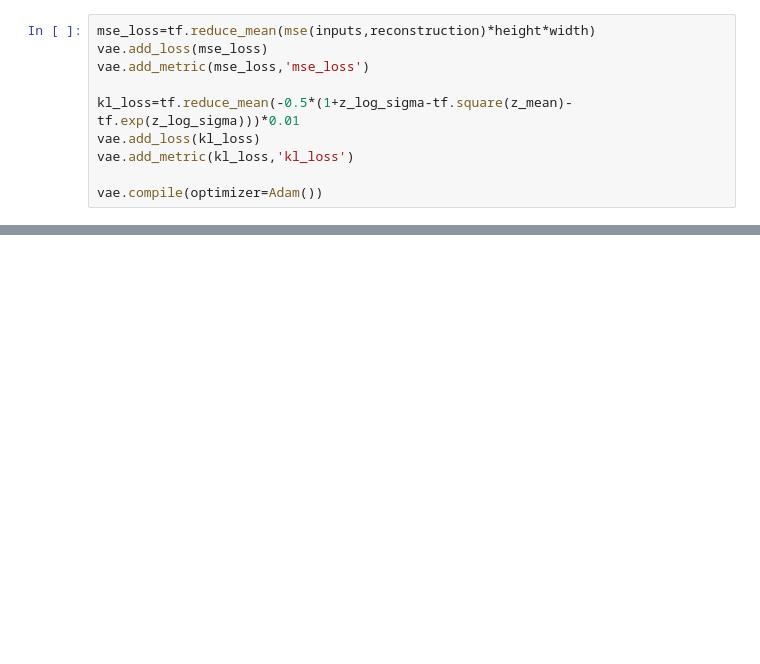
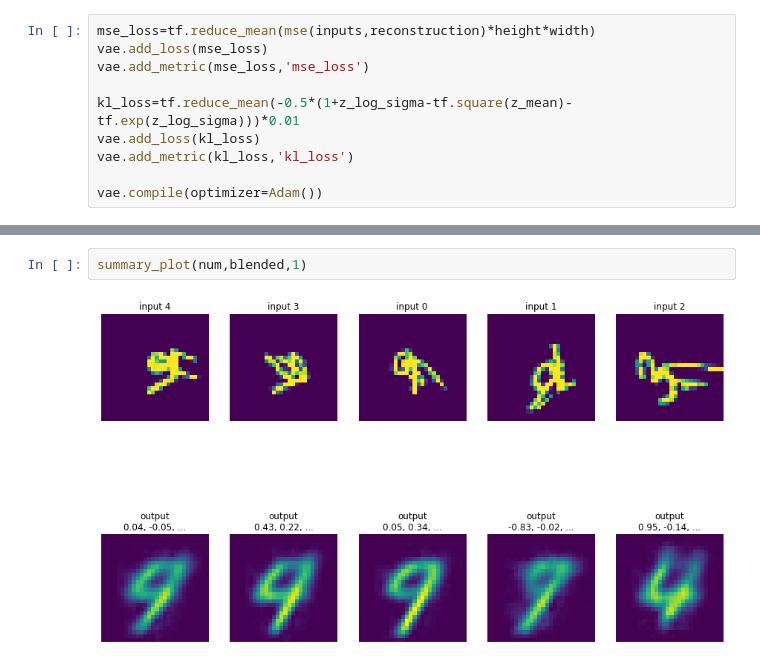
Before and after one commit to Volconage/Deblending-Galaxies-Project, a Jupyter notebook: vae_test_attempt2.ipynb, the cells around one changed output, grey strips where cells are left out. Saved outputs shown, nothing was run; the diff lists cells and outputs as text; blank space fills up the shorter version.

```diff
--- a/vae_test_attempt2.ipynb
+++ b/vae_test_attempt2.ipynb
@@ -163,0 +191,4 @@ summary_plot()
+# %%
+summary_plot(num,blended,1)
+# %% [output]
+[figure, added]
```
Also changed, not shown: parts of 9 cells of this notebook.
